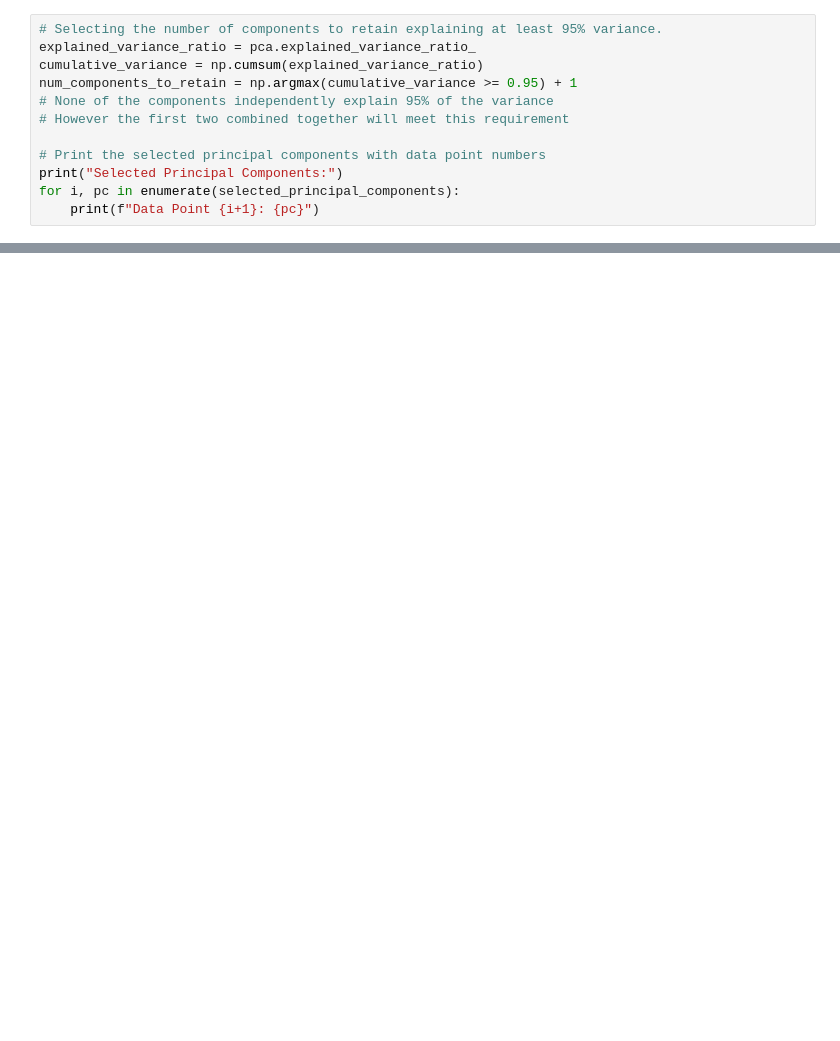
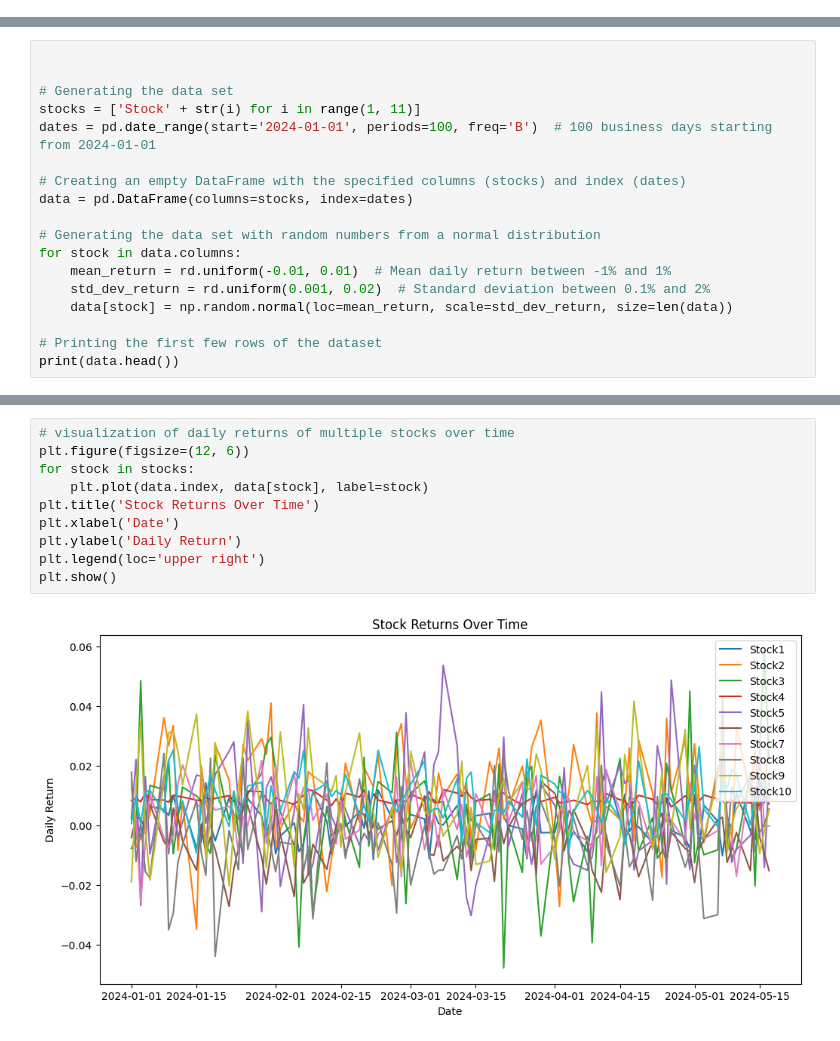
Before and after one commit to Nadia1900/data_transformation, a Jupyter notebook: Principal_Component_Analysis.ipynb, the cells around one changed output, grey strips where cells are left out. Drawn from its saved outputs; the diff is of its cells as text; blank space fills up the shorter version.

```diff
--- a/Principal_Component_Analysis.ipynb
+++ b/Principal_Component_Analysis.ipynb
@@ -79,12 +0,0 @@ PC5                  0.000000
-# %%
-# Selecting the number of components to retain explaining at least 95% variance.
-explained_variance_ratio = pca.explained_variance_ratio_
-cumulative_variance = np.cumsum(explained_variance_ratio)
-num_components_to_retain = np.argmax(cumulative_variance >= 0.95) + 1
-# None of the components independently explain 95% of the variance
-# However the first two combined together will meet this requirement
-
-# Print the selected principal components with data point numbers
-print("Selected Principal Components:")
-for i, pc in enumerate(selected_principal_components):
-    print(f"Data Point {i+1}: {pc}")
@@ -97,0 +13,18 @@ Data Point 5: [-1.54884792 -0.43898098]
+# %%
+
+
+# Generating the data set
+stocks = ['Stock' + str(i) for i in range(1, 11)]
+dates = pd.date_range(start='2024-01-01', periods=100, freq='B')  # 100 business days starting from 2024-01-01
+
+# Creating an empty DataFrame with the specified columns (stocks) and index (dates)
+data = pd.DataFrame(columns=stocks, index=dates)
+
+# Generating the data set with random numbers from a normal distribution
+for stock in data.columns:
+    mean_return = rd.uniform(-0.01, 0.01)  # Mean daily return between -1% and 1%
+    std_dev_return = rd.uniform(0.001, 0.02)  # Standard deviation between 0.1% and 2%
+    data[stock] = np.random.normal(loc=mean_return, scale=std_dev_return, size=len(data))
+
+# Printing the first few rows of the dataset
+print(data.head())
@@ -97,0 +45,12 @@ Data Point 5: [-1.54884792 -0.43898098]
+# %%
+# visualization of daily returns of multiple stocks over time
+plt.figure(figsize=(12, 6))
+for stock in stocks:
+    plt.plot(data.index, data[stock], label=stock)
+plt.title('Stock Returns Over Time')
+plt.xlabel('Date')
+plt.ylabel('Daily Return')
+plt.legend(loc='upper right')
+plt.show()
+# %% [output]
+[figure, added]
```
Also changed, not shown: parts of 23 cells of this notebook.
